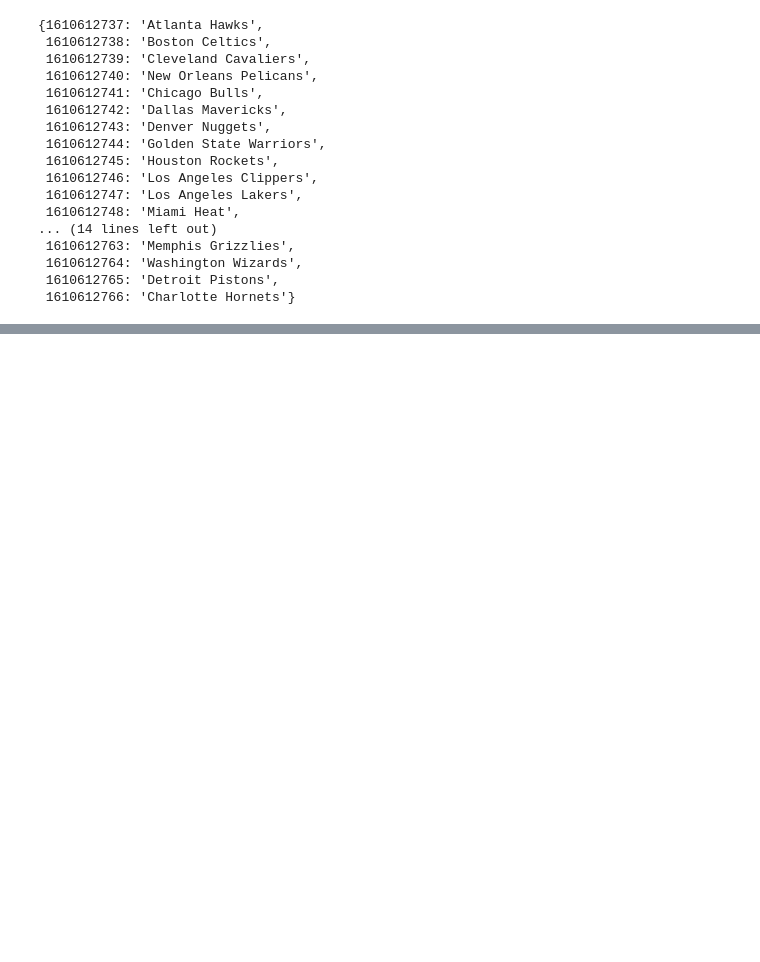
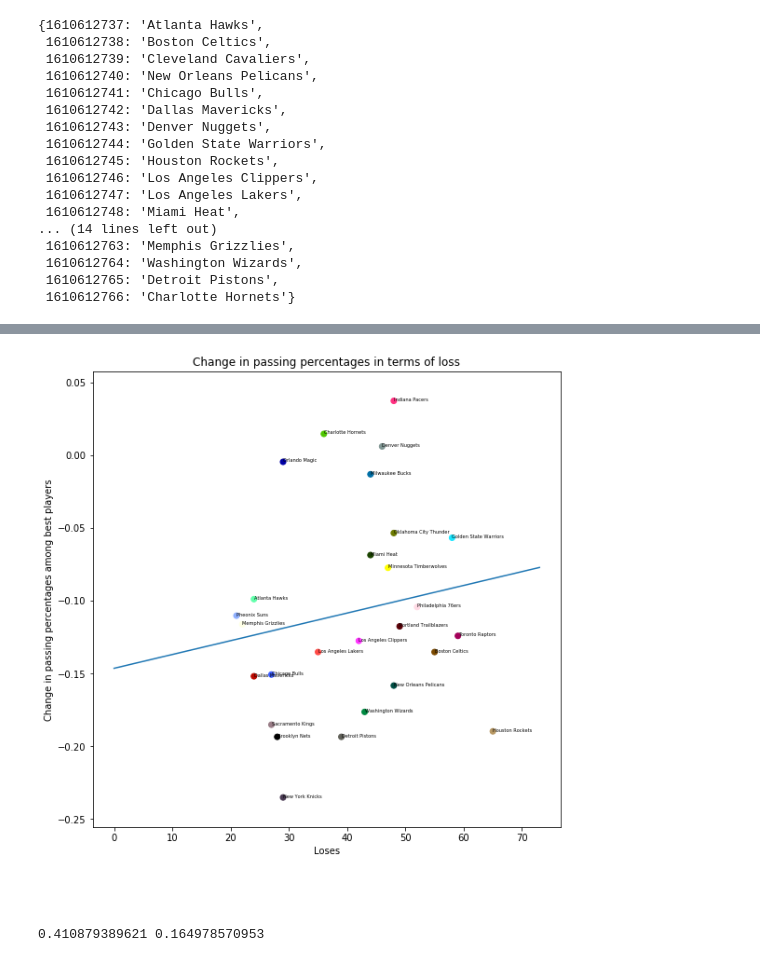
Before and after one commit to rrnarayan1/nba-passing-analysis, a Jupyter notebook: passing.ipynb, the cells around one changed output, grey strips where cells are left out. Drawn from its saved outputs; the diff is of its cells as text; code cells hidden in the pictures; blank space fills up the shorter version.

```diff
--- a/passing.ipynb
+++ b/passing.ipynb
@@ -131,0 +198,9 @@ pass_to_specific_name("Durant, Kevin", sc_lose)
+# %%
+winning_percentages_reg_two_best= {}
+
+for elem in two_best_players:
+    temp_players = two_best_players[elem]
+    #print(players[0])
+    #print(elem)
+    winning_percentages_reg_two_best[elem] = assist_to_specific_player(temp_players[1], temp_players[0],True)
+winning_percentages
@@ -131,0 +225,6 @@ pass_to_specific_name("Durant, Kevin", sc_lose)
+# %%
+losing_percentages = {}
+#temp = {"Cleveland Cavaliers": ["James, LeBron", "Love, Kevin"]}
+for elem in two_best_players:
+    losing_percentages[elem] = assist_to_specific_player(temp_players[1], temp_players[0],False)
+losing_percentages
@@ -131,0 +249,5 @@ pass_to_specific_name("Durant, Kevin", sc_lose)
+# %%
+difference_win_minus_loss = {}
+for elem in winning_percentages:
+    difference_win_minus_loss[elem] = winning_percentages[elem] - losing_percentages[elem]
+difference_win_minus_loss
@@ -131,0 +302,29 @@ pass_to_specific_name("Durant, Kevin", sc_lose)
+# %%
+x = []
+y = []
+colors=["#000000", "#FFFF00", "#1CE6FF", "#FF34FF", "#FF4A46", "#008941", "#006FA6", "#A30059",
+        "#FFDBE5", "#7A4900", "#0000A6", "#63FFAC", "#B79762", "#004D43", "#8FB0FF", "#997D87",
+        "#5A0007", "#809693", "#FEFFE6", "#1B4400", "#4FC601", "#3B5DFF", "#4A3B53", "#FF2F80",
+        "#61615A", "#BA0900", "#6B7900", "#00C2A0", "#FFAA92", "#FF90C9"]
+plt.figure(figsize=(9,9))
+for team in two_best_players:
+    xx = num_wins[team]
+    yy = difference_win_minus_loss[team]
+    x.append(xx)
+    y.append(yy)
+    plt.annotate(team,(xx,yy), fontsize=5)
+reject_outliers(y,x)
+plt.scatter(x,y,c=colors)
+plt.title("Change in passing percentages in terms of loss")
+plt.xlabel("Loses")
+plt.ylabel("Change in passing percentages among best players")
+#plt.show()
+b,m,r,p,_ = scipy.stats.linregress(x,y)
+yz = np.poly1d([b,m])(np.arange(74))
+plt.plot(np.arange(74),yz)
+plt.show()
+
+print(p,r)
+# %% [output]
+[figure, added]
+0.410879389621 0.164978570953
```
Also changed, not shown: parts of 60 cells of this notebook, 1 other file.
